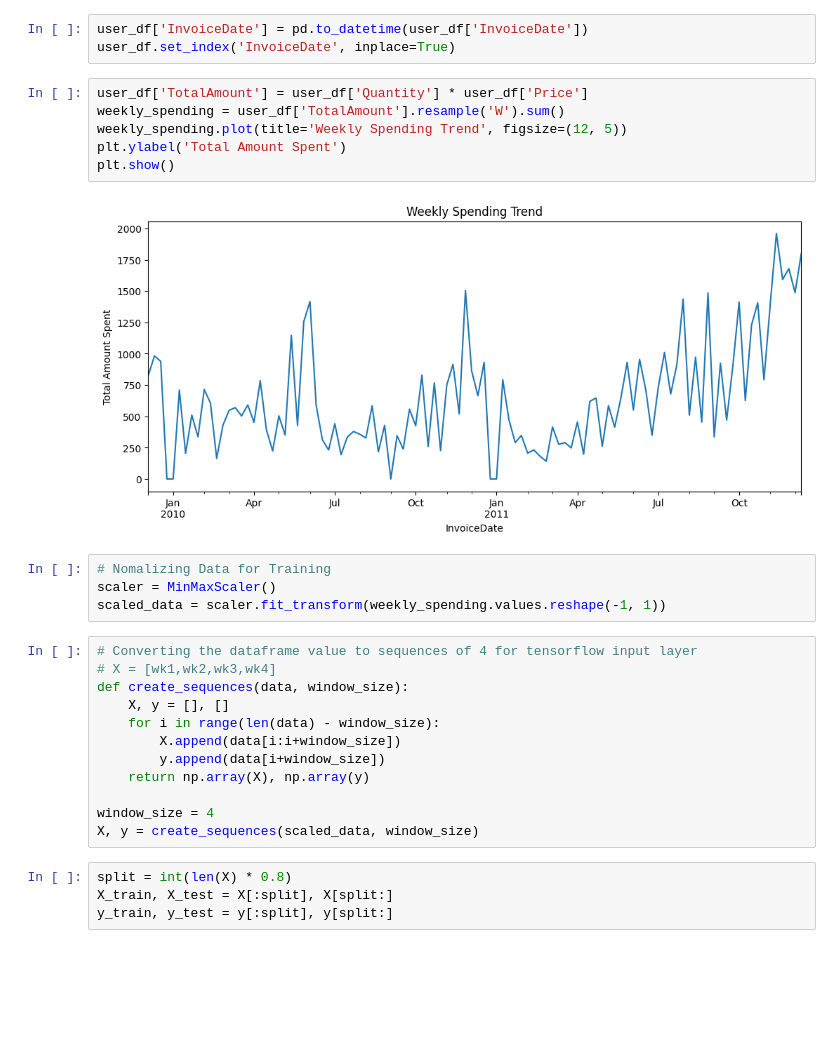
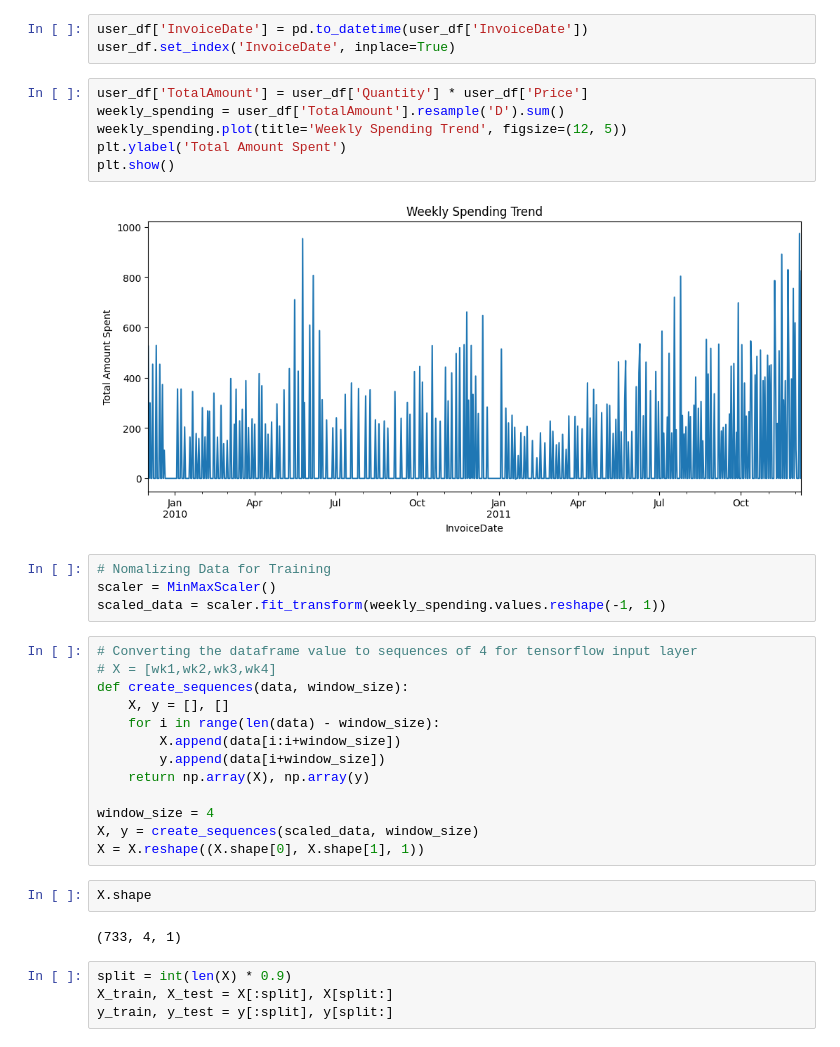
Before and after one commit to BipinNeupane/User-Expenses-Prediction, a Jupyter notebook: model.ipynb, the cells around one changed output. Cells and saved outputs as stored; diff of their text form; blank space fills up the shorter version.

```diff
--- a/model.ipynb
+++ b/model.ipynb
@@ -32,12 +33,12 @@ user_df['InvoiceDate'] = pd.to_datetime(user_df['InvoiceDate'])
 user_df.set_index('InvoiceDate', inplace=True)
 # %%
 user_df['TotalAmount'] = user_df['Quantity'] * user_df['Price']
-weekly_spending = user_df['TotalAmount'].resample('W').sum()
+weekly_spending = user_df['TotalAmount'].resample('D').sum()
 weekly_spending.plot(title='Weekly Spending Trend', figsize=(12, 5))
 plt.ylabel('Total Amount Spent')
 plt.show()
 # %% [output]
-[figure, old version]
+[figure, new version]
 # %%
 # Nomalizing Data for Training
 scaler = MinMaxScaler()
@@ -54,8 +55,13 @@ def create_sequences(data, window_size):
 
 window_size = 4
 X, y = create_sequences(scaled_data, window_size)
+X = X.reshape((X.shape[0], X.shape[1], 1))
+# %%
+X.shape
+# %% [output]
+(733, 4, 1)
 # %%
-split = int(len(X) * 0.8)
+split = int(len(X) * 0.9)
 X_train, X_test = X[:split], X[split:]
 y_train, y_test = y[:split], y[split:]
 # %%
```
Also changed, not shown: parts of 5 cells of this notebook.
